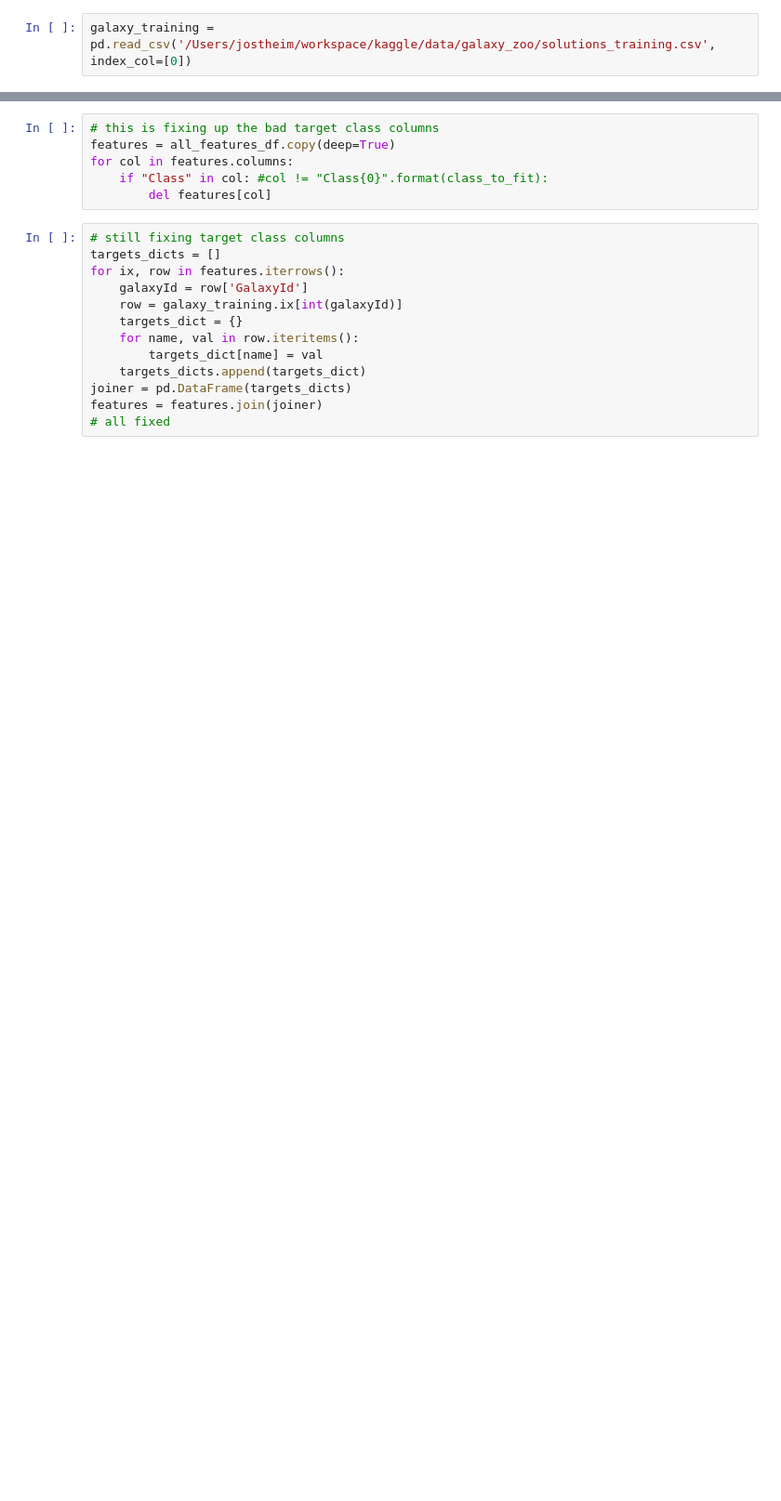
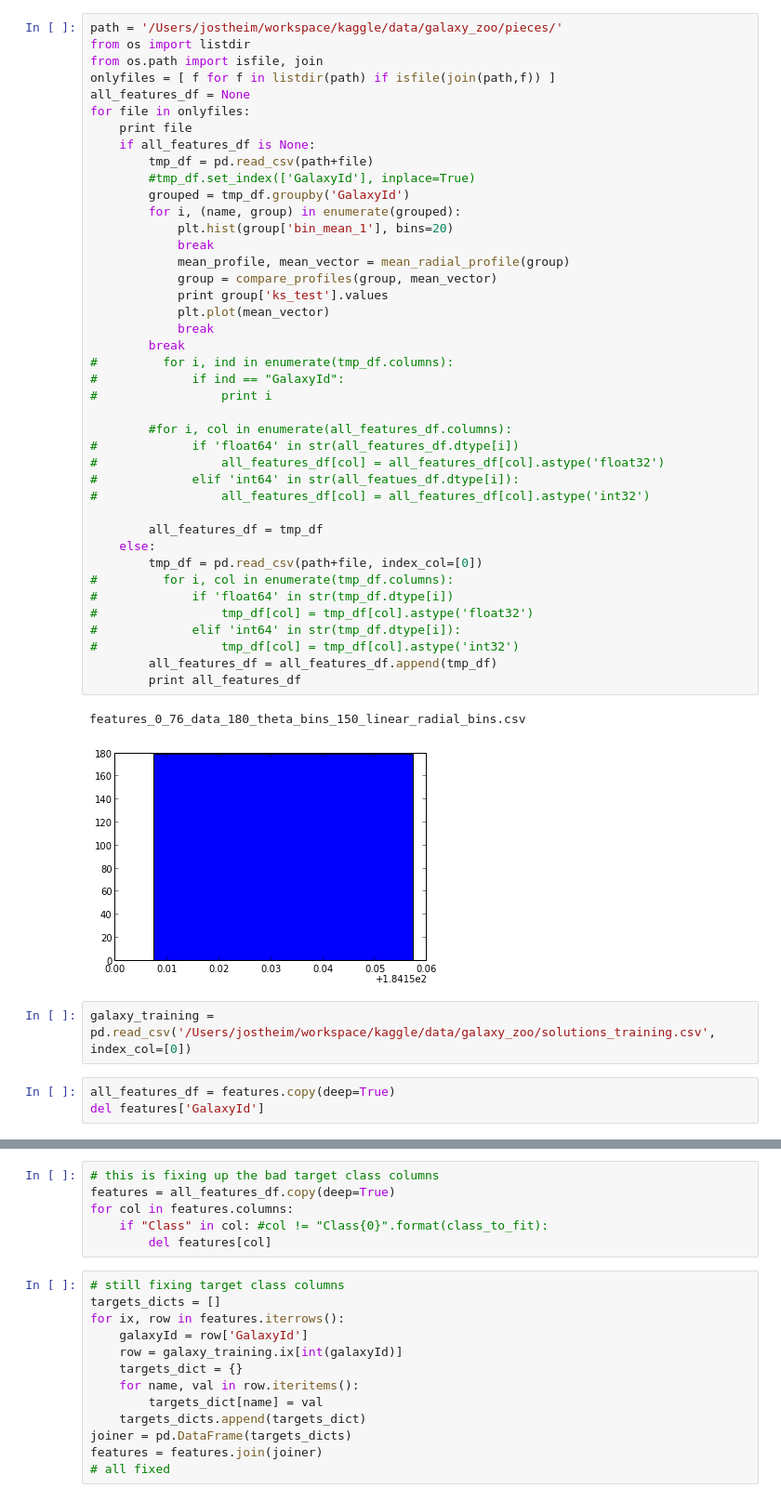
Before and after one commit to jostheim/kaggle, a Jupyter notebook: src/galaxy_zoo/galaxy_zoo_learning.ipynb, the cells around one changed output, grey strips where cells are left out. Shown: that part at 93% size. Cells and saved outputs as stored; diff of their text form; blank space fills up the shorter version.

```diff
--- a/src/galaxy_zoo/galaxy_zoo_learning.ipynb
+++ b/src/galaxy_zoo/galaxy_zoo_learning.ipynb
@@ -11,2 +55,49 @@ all_features_df = pd.read_csv(file.format("features_10000_samples_50_theta_bins_
+# %%
+path = '/Users/jostheim/workspace/kaggle/data/galaxy_zoo/pieces/'
+from os import listdir
+from os.path import isfile, join
+onlyfiles = [ f for f in listdir(path) if isfile(join(path,f)) ]
+all_features_df = None
+for file in onlyfiles:
+    print file
+    if all_features_df is None:
+        tmp_df = pd.read_csv(path+file)
+        #tmp_df.set_index(['GalaxyId'], inplace=True)
+        grouped = tmp_df.groupby('GalaxyId')
+        for i, (name, group) in enumerate(grouped):
+            plt.hist(group['bin_mean_1'], bins=20)
+            break
+            mean_profile, mean_vector = mean_radial_profile(group)
+            group = compare_profiles(group, mean_vector)
+            print group['ks_test'].values
+            plt.plot(mean_vector)
+            break
+        break
+#         for i, ind in enumerate(tmp_df.columns):
+#             if ind == "GalaxyId":
+#                 print i
+
+        #for i, col in enumerate(all_features_df.columns):
+#             if 'float64' in str(all_features_df.dtype[i])
+#                 all_features_df[col] = all_features_df[col].astype('float32')
+#             elif 'int64' in str(all_featues_df.dtype[i]):
+#                 all_features_df[col] = all_features_df[col].astype('int32')
+
+        all_features_df = tmp_df
+    else:
+        tmp_df = pd.read_csv(path+file, index_col=[0])
+#         for i, col in enumerate(tmp_df.columns):
+#             if 'float64' in str(tmp_df.dtype[i])
+#                 tmp_df[col] = tmp_df[col].astype('float32')
+#             elif 'int64' in str(tmp_df.dtype[i]):
+#                 tmp_df[col] = tmp_df[col].astype('int32')
+        all_features_df = all_features_df.append(tmp_df)
+        print all_features_df
+# %% [output]
+features_0_76_data_180_theta_bins_150_linear_radial_bins.csv
+[figure, added]
 # %%
 galaxy_training = pd.read_csv('/Users/jostheim/workspace/kaggle/data/galaxy_zoo/solutions_training.csv', index_col=[0])
+# %%
+all_features_df = features.copy(deep=True)
+del features['GalaxyId']
```
Also changed, not shown: parts of 12 cells of this notebook, 1 other file.
